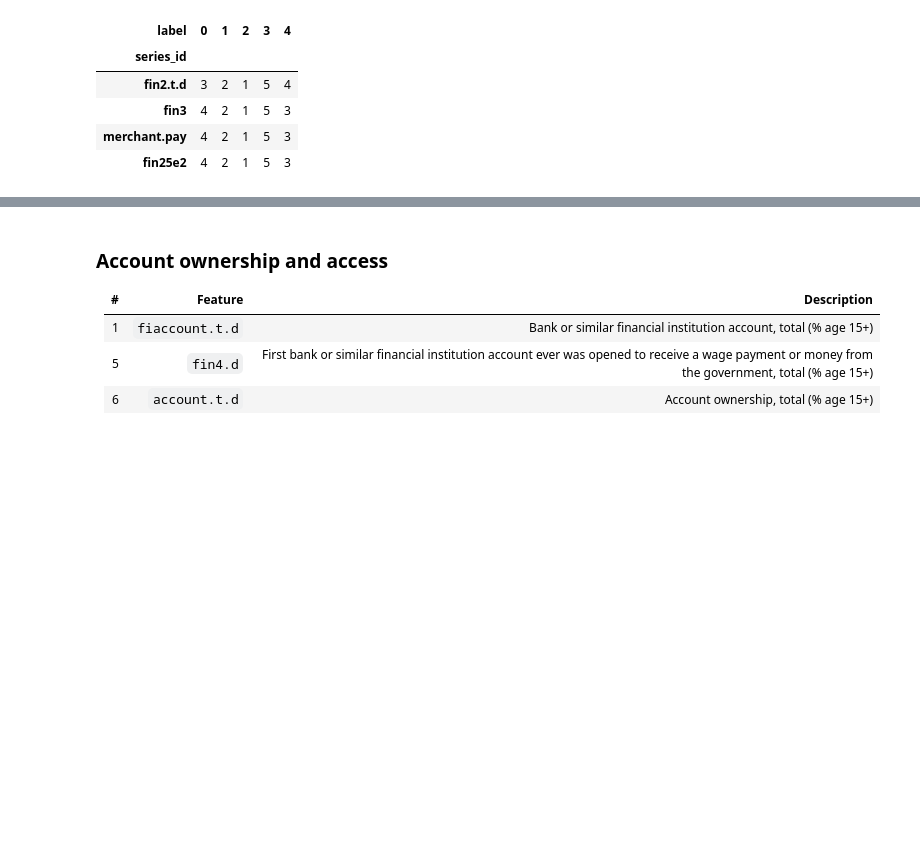
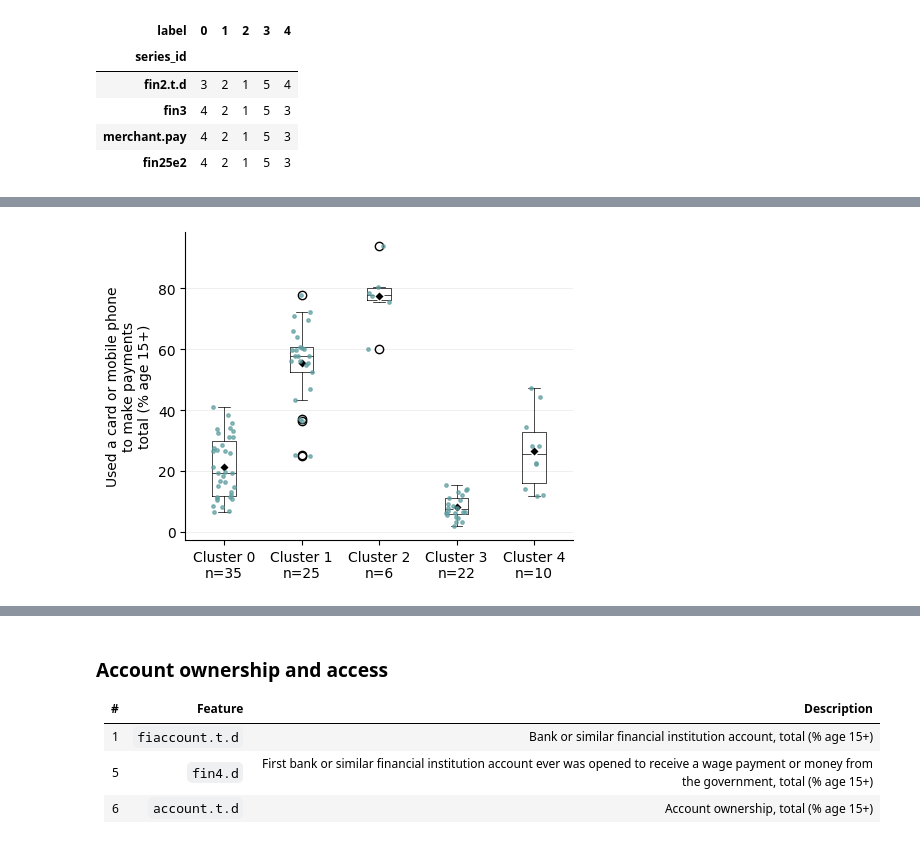
Before and after one commit to reebme/financial-attitudes-clustering, a Jupyter notebook: Notebooks/04_Clustering_Analysis.ipynb, the cells around one changed output, grey strips where cells are left out. Saved outputs shown, nothing was run; the diff lists cells and outputs as text; code cells hidden in the pictures; blank space fills up the shorter version.

```diff
--- a/Notebooks/04_Clustering_Analysis.ipynb
+++ b/Notebooks/04_Clustering_Analysis.ipynb
@@ -518,0 +586,8 @@ violin_grouped_scatterplot(data["fin2.t.d"], labels["final"])
+# %%
+box_whiskers_scatterplot(
+    data["fin3"],
+    "Used a card or mobile phone\nto make payments\ntotal (% age 15+)",
+    labels["final"]
+)
+# %% [output]
+[figure, added]
```
Also changed, not shown: parts of 5 cells of this notebook.
